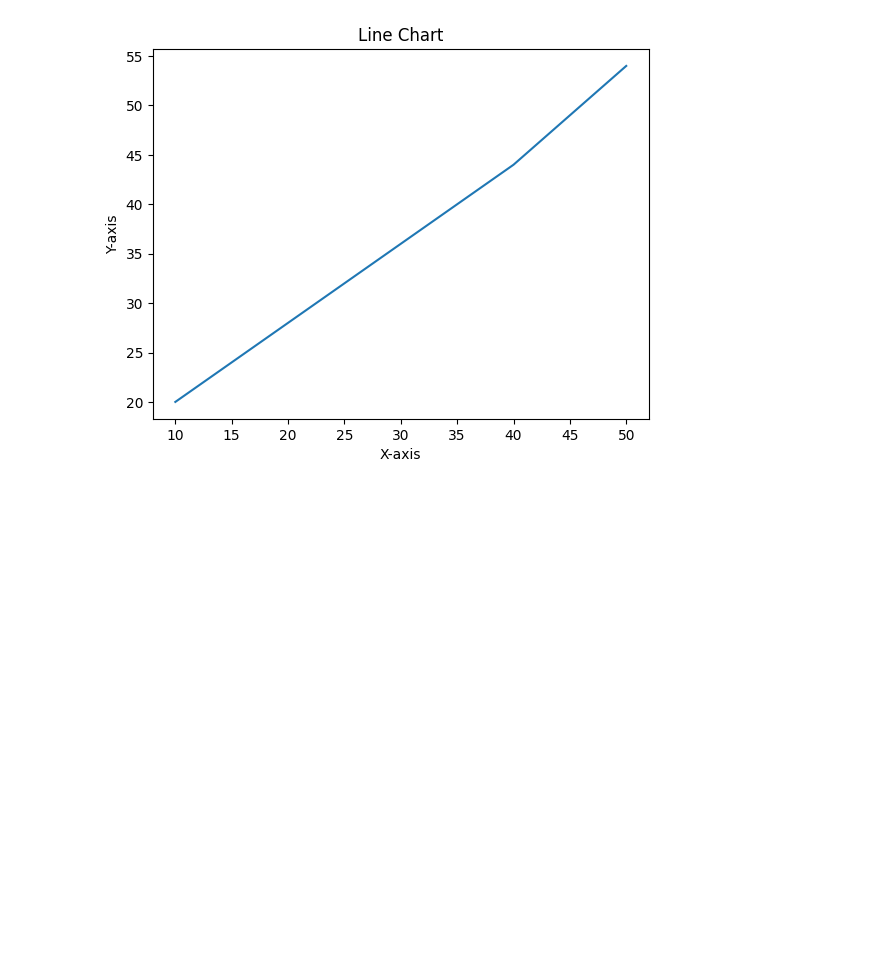
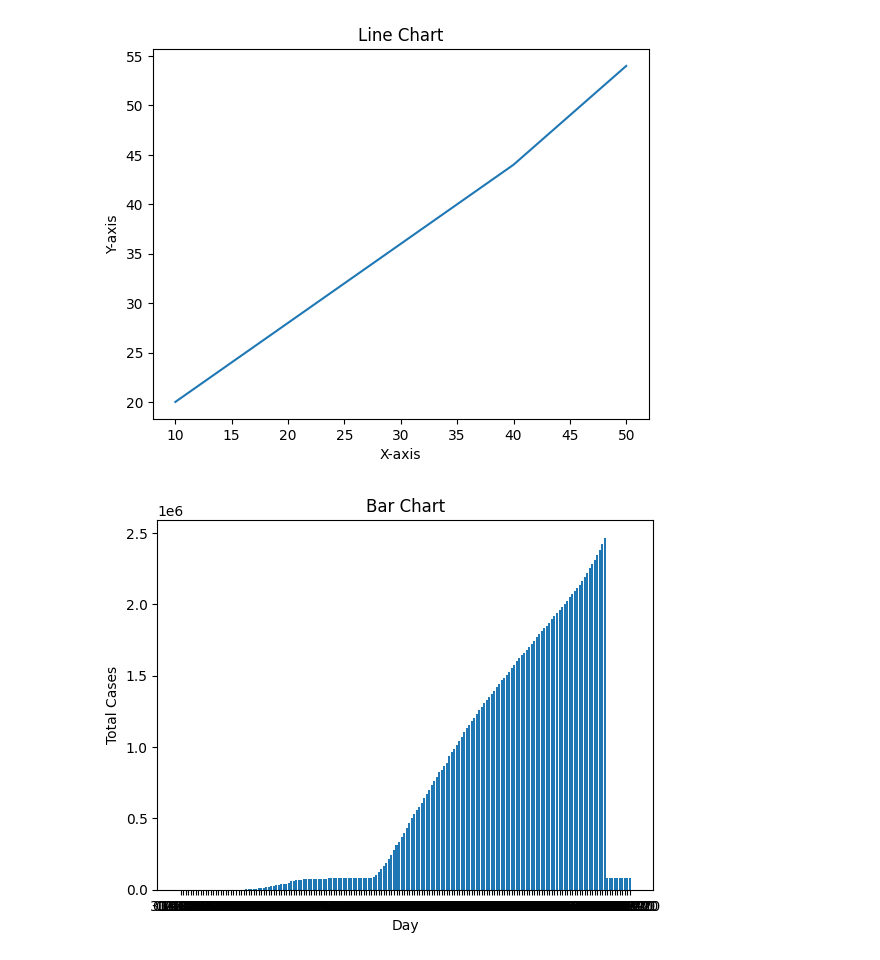
Before and after one commit to Hansaka2001/Data-Analysis-and-Visualization, a Jupyter notebook: Matplotlib/data_visualization/code.ipynb, the cells around one changed output. Cells and saved outputs as stored; diff of their text form; code cells hidden in the pictures; blank space fills up the shorter version.

Commit message:
bar chart

```diff
--- a/Matplotlib/data_visualization/code.ipynb
+++ b/Matplotlib/data_visualization/code.ipynb
@@ -14,3 +14,23 @@ plt.xlabel('X-axis')
 plt.show()
 # %% [output]
 [figure]
+# %%
+import matplotlib.pyplot as plt
+import pandas as pd
+
+data = pd.read_csv('covid-data.csv')
+# covid-19 data set about number of cases in a day
+
+x = data['date']
+y = data['total_cases']
+
+plt.bar(x,y)
+
+plt.title("Bar Chart")
+
+plt.ylabel('Total Cases')
+plt.xlabel('Day')
+
+plt.show()
+# %% [output]
+[figure, added]
```
Also changed, not shown: 1 other file.
